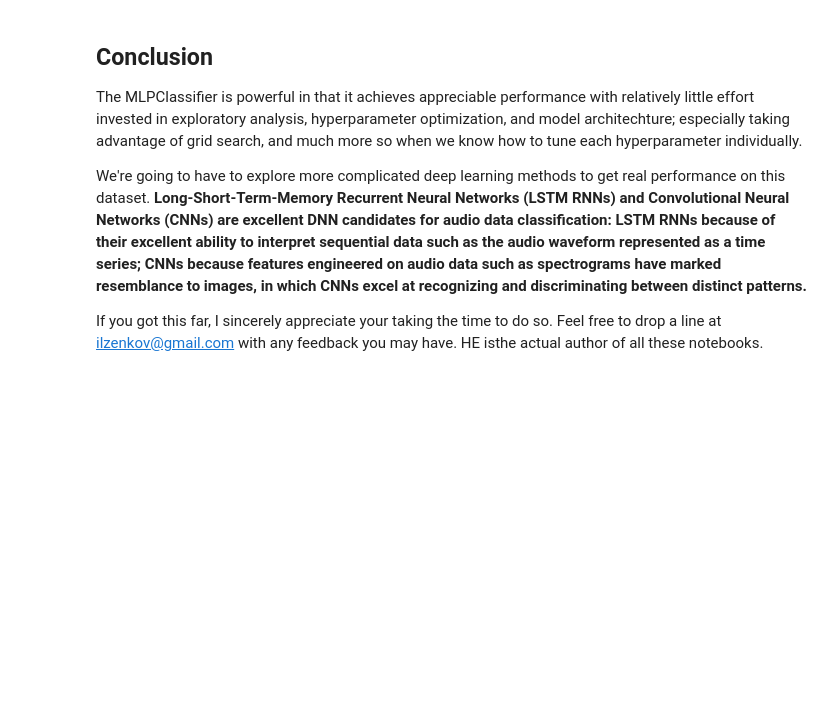
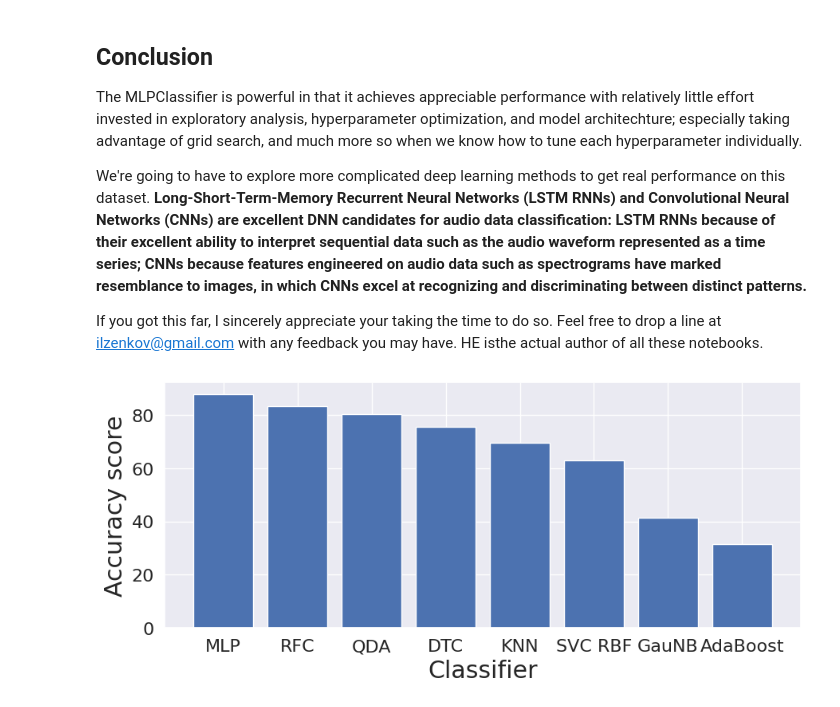
Before and after one commit to shaaagri/iat481-wk4, a Jupyter notebook: Week4__Neural_Networks.ipynb, the cells around one changed output. Cells and saved outputs as stored; diff of their text form; code cells hidden in the pictures; blank space fills up the shorter version.

```diff
--- a/Week4__Neural_Networks.ipynb
+++ b/Week4__Neural_Networks.ipynb
@@ -872,3 +848,32 @@ We're going to have to explore more complicated deep learning methods to get rea
 
 
 If you got this far, I sincerely appreciate your taking the time to do so. Feel free to drop a line at ilzenkov@gmail.com with any feedback you may have. HE isthe actual author of all these notebooks.
+# %%
+# student work from now on: code to compare MLP with the classic approaches
+
+model_scores = {
+    "MLP": 87.83,
+    "RFC": 83.33,
+    "QDA": 80.42,
+    "DTC": 75.4,
+    "KNN": 69.58,
+    "SVC RBF": 62.96,
+    "GauNB": 41.53,
+    "AdaBoost": 31.48
+}
+
+def plot_model_scores(scores):
+  plt.figure(figsize=(35,4))
+  plt.subplot(1,3,1)
+
+  count=len(scores)
+  plt.bar(x=range(count), height=model_scores.values())
+  plt.xticks(ticks=range(count), labels = [classifier for classifier in model_scores.keys()],fontsize=10)
+  plt.xlabel('Classifier')
+  plt.tick_params(labelsize=16)
+  plt.ylabel('Accuracy score')
+  plt.show()
+# %%
+plot_model_scores(model_scores)
+# %% [output]
+[figure, added]
```
Also changed, not shown: parts of 5 cells of this notebook.
